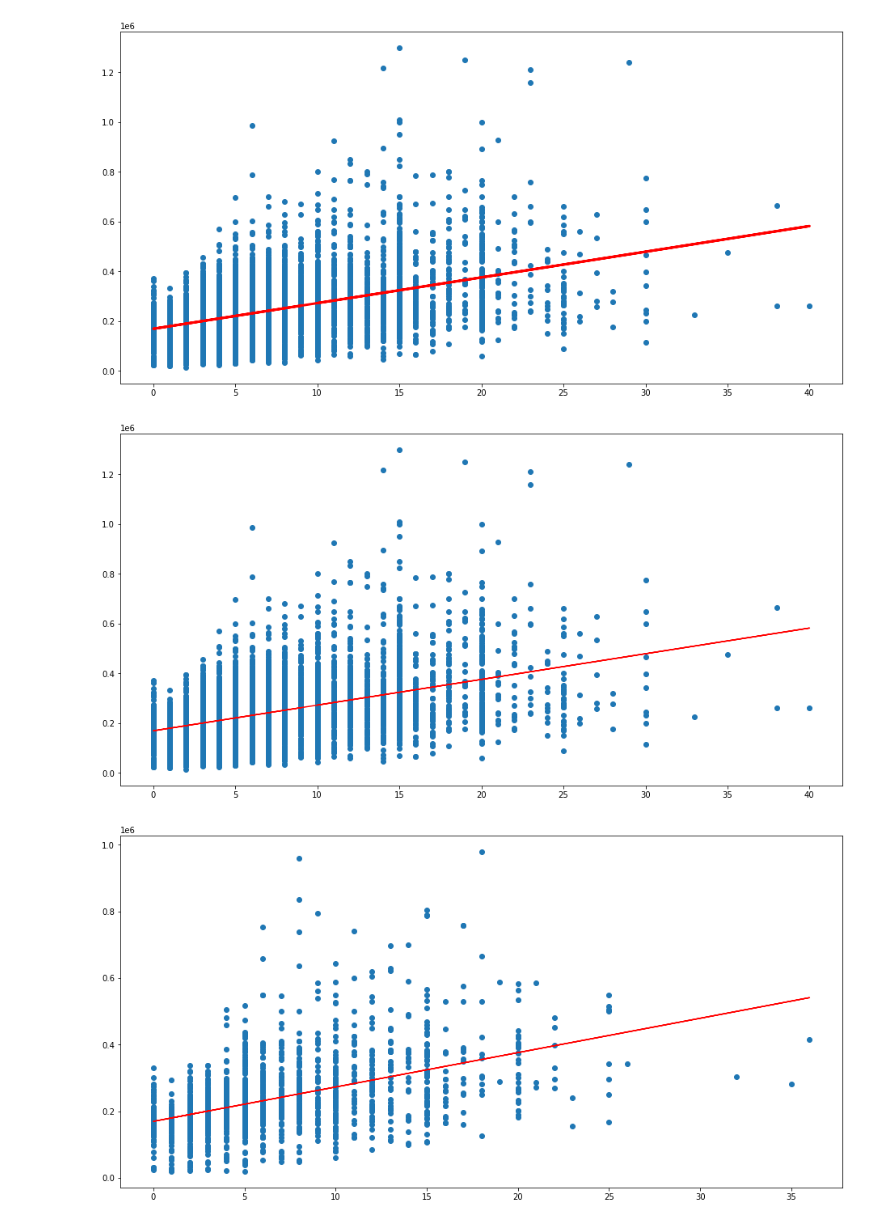
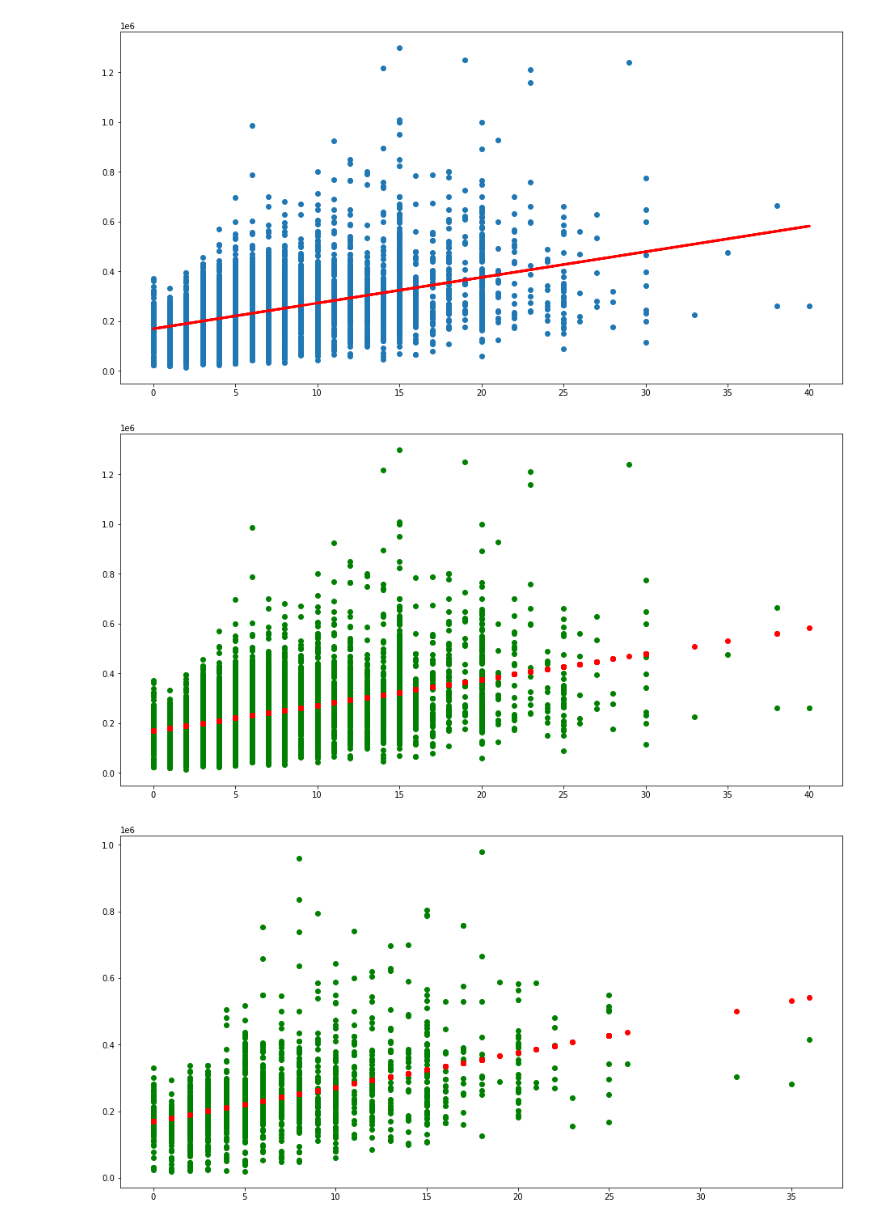
Before and after one commit to CarrotHands/miniprog, a Jupyter notebook: cheeyong.ipynb, the cells around one changed output. Saved outputs shown, nothing was run; the diff lists cells and outputs as text; code cells hidden in the pictures.

```diff
--- a/cheeyong.ipynb
+++ b/cheeyong.ipynb
@@ -346,18 +346,18 @@ plt.show()
 # %%
 yoe_train_pred = linregYOE.predict(yoe_train)
 
 f = plt.figure(figsize=(16, 8))
-plt.scatter(yoe_train, yoc_train)
-plt.plot(yoe_train, yoe_train_pred, color = "r")
+plt.scatter(yoe_train, yoc_train, color = "g")
+plt.scatter(yoe_train, yoe_train_pred, color = "r")
 plt.show()
 # %% [output]
-[figure, old version]
+[figure, new version]
 # %%
 yoe_test_pred = linregYOE.predict(yoe_test)
 
 f = plt.figure(figsize=(16, 8))
-plt.scatter(yoe_test, yoc_test)
-plt.plot(yoe_test, yoe_test_pred, color = "r")
+plt.scatter(yoe_test, yoc_test, color ="g")
+plt.scatter(yoe_test, yoe_test_pred, color = "r")
 plt.show()
 # %% [output]
-[figure, old version]
+[figure, new version]
```
